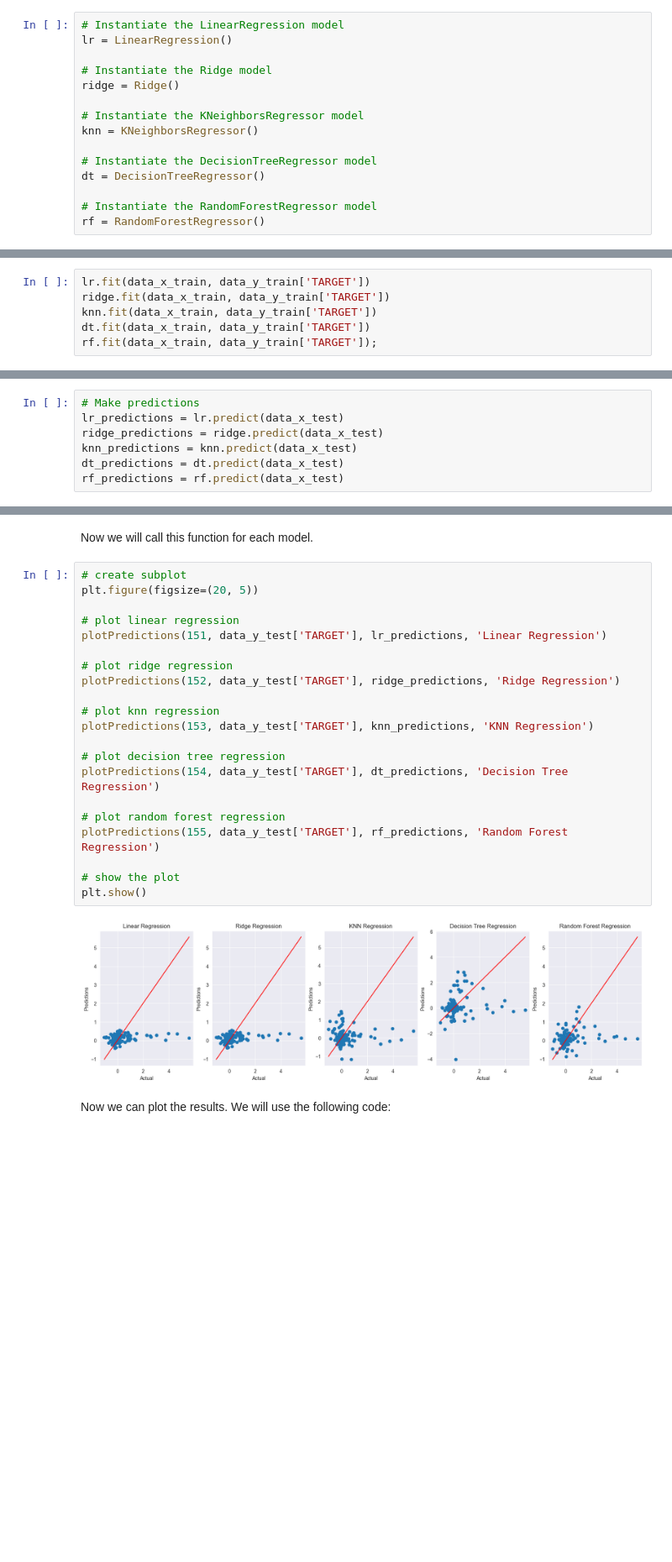
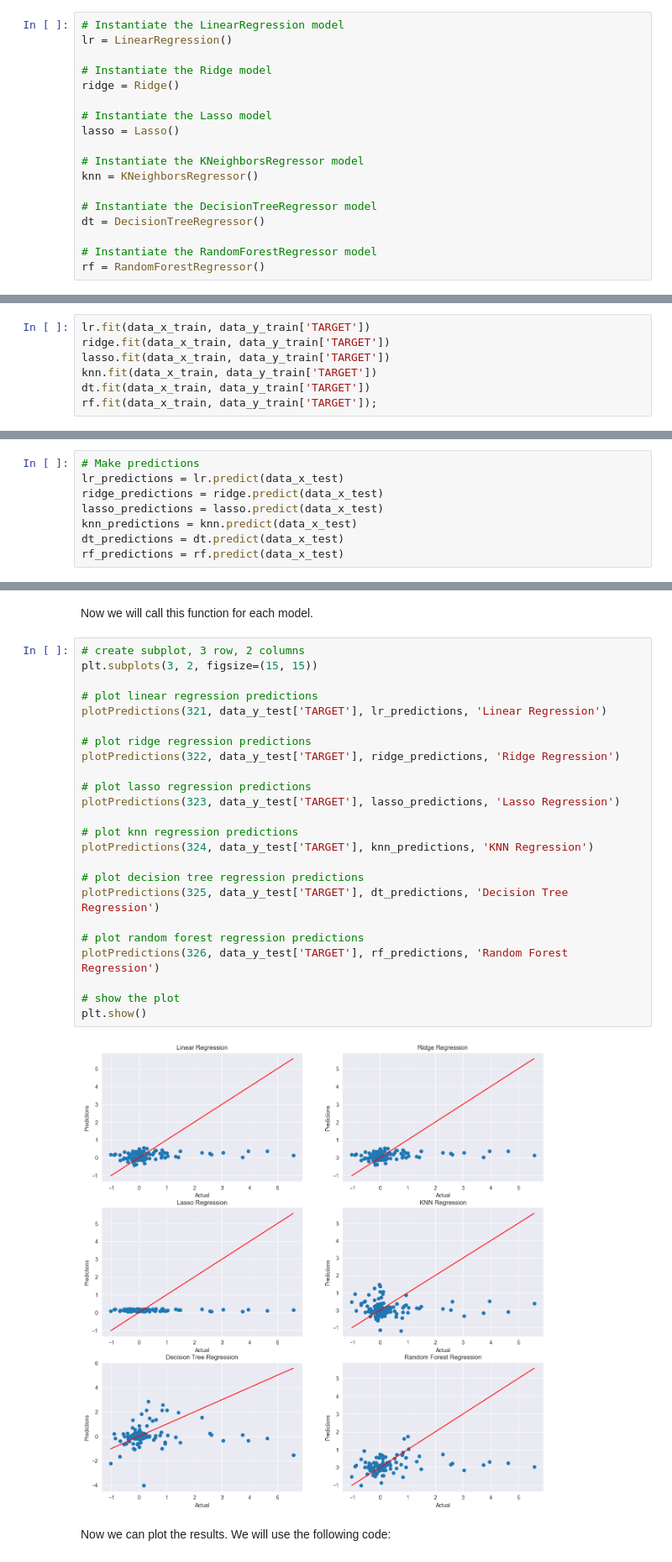
Before and after one commit to PaulZaman/MachineLearning3000, a Jupyter notebook: notebook.ipynb, the cells around one changed output, grey strips where cells are left out. Shown at 84% size. Saved outputs shown, nothing was run; the diff lists cells and outputs as text; blank space fills up the shorter version.

```diff
--- a/notebook.ipynb
+++ b/notebook.ipynb
@@ -522,6 +522,9 @@ lr = LinearRegression()
 
 # Instantiate the Ridge model
 ridge = Ridge()
+
+# Instantiate the Lasso model
+lasso = Lasso()
 
 # Instantiate the KNeighborsRegressor model
 knn = KNeighborsRegressor()
@@ -538,6 +541,7 @@ Now that we have created the models, we will train them. We will use the followi
 # %%
 lr.fit(data_x_train, data_y_train['TARGET'])
 ridge.fit(data_x_train, data_y_train['TARGET'])
+lasso.fit(data_x_train, data_y_train['TARGET'])
 knn.fit(data_x_train, data_y_train['TARGET'])
 dt.fit(data_x_train, data_y_train['TARGET'])
 rf.fit(data_x_train, data_y_train['TARGET']);
@@ -549,6 +553,7 @@ Now that we have trained the models, we will make predictions.
 # Make predictions
 lr_predictions = lr.predict(data_x_test)
 ridge_predictions = ridge.predict(data_x_test)
+lasso_predictions = lasso.predict(data_x_test)
 knn_predictions = knn.predict(data_x_test)
 dt_predictions = dt.predict(data_x_test)
 rf_predictions = rf.predict(data_x_test)
@@ -599,28 +607,31 @@ def plotPredictions(pos, actual, predictions, title):
 # %% [markdown]
 Now we will call this function for each model.
 # %%
-# create subplot
-plt.figure(figsize=(20, 5))
+# create subplot, 3 row, 2 columns
+plt.subplots(3, 2, figsize=(15, 15))
 
-# plot linear regression
-plotPredictions(151, data_y_test['TARGET'], lr_predictions, 'Linear Regression')
+# plot linear regression predictions
+plotPredictions(321, data_y_test['TARGET'], lr_predictions, 'Linear Regression')
 
-# plot ridge regression
-plotPredictions(152, data_y_test['TARGET'], ridge_predictions, 'Ridge Regression')
+# plot ridge regression predictions
+plotPredictions(322, data_y_test['TARGET'], ridge_predictions, 'Ridge Regression')
 
-# plot knn regression
-plotPredictions(153, data_y_test['TARGET'], knn_predictions, 'KNN Regression')
+# plot lasso regression predictions
+plotPredictions(323, data_y_test['TARGET'], lasso_predictions, 'Lasso Regression')
 
-# plot decision tree regression
-plotPredictions(154, data_y_test['TARGET'], dt_predictions, 'Decision Tree Regression')
+# plot knn regression predictions
+plotPredictions(324, data_y_test['TARGET'], knn_predictions, 'KNN Regression')
 
-# plot random forest regression
-plotPredictions(155, data_y_test['TARGET'], rf_predictions, 'Random Forest Regression')
+# plot decision tree regression predictions
+plotPredictions(325, data_y_test['TARGET'], dt_predictions, 'Decision Tree Regression')
+
+# plot random forest regression predictions
+plotPredictions(326, data_y_test['TARGET'], rf_predictions, 'Random Forest Regression')
 
 # show the plot
 plt.show()
 # %% [output]
-[figure, old version]
+[figure, new version]
 # %% [markdown]
 Now we can plot the results. We will use the following code:
 # %%
```
Also changed, not shown: parts of 72 cells of this notebook, 1 other file.
